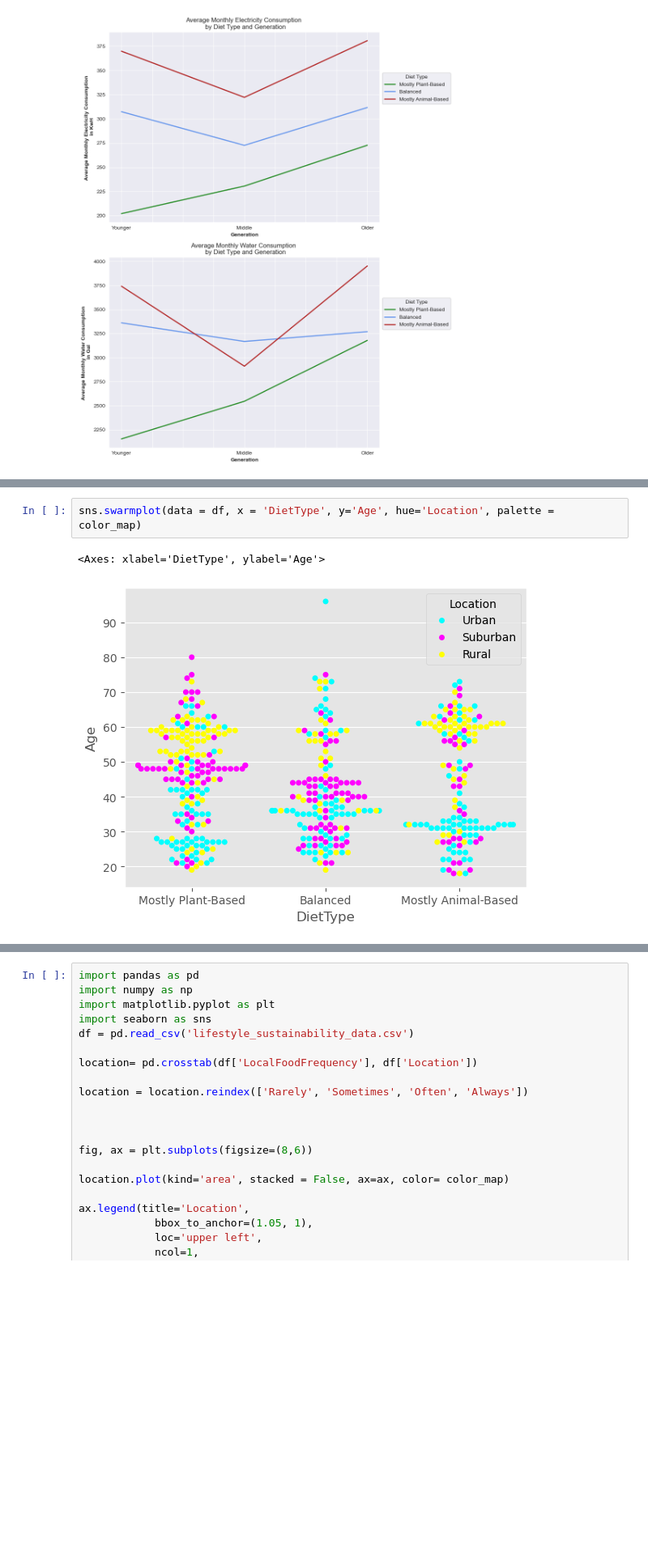
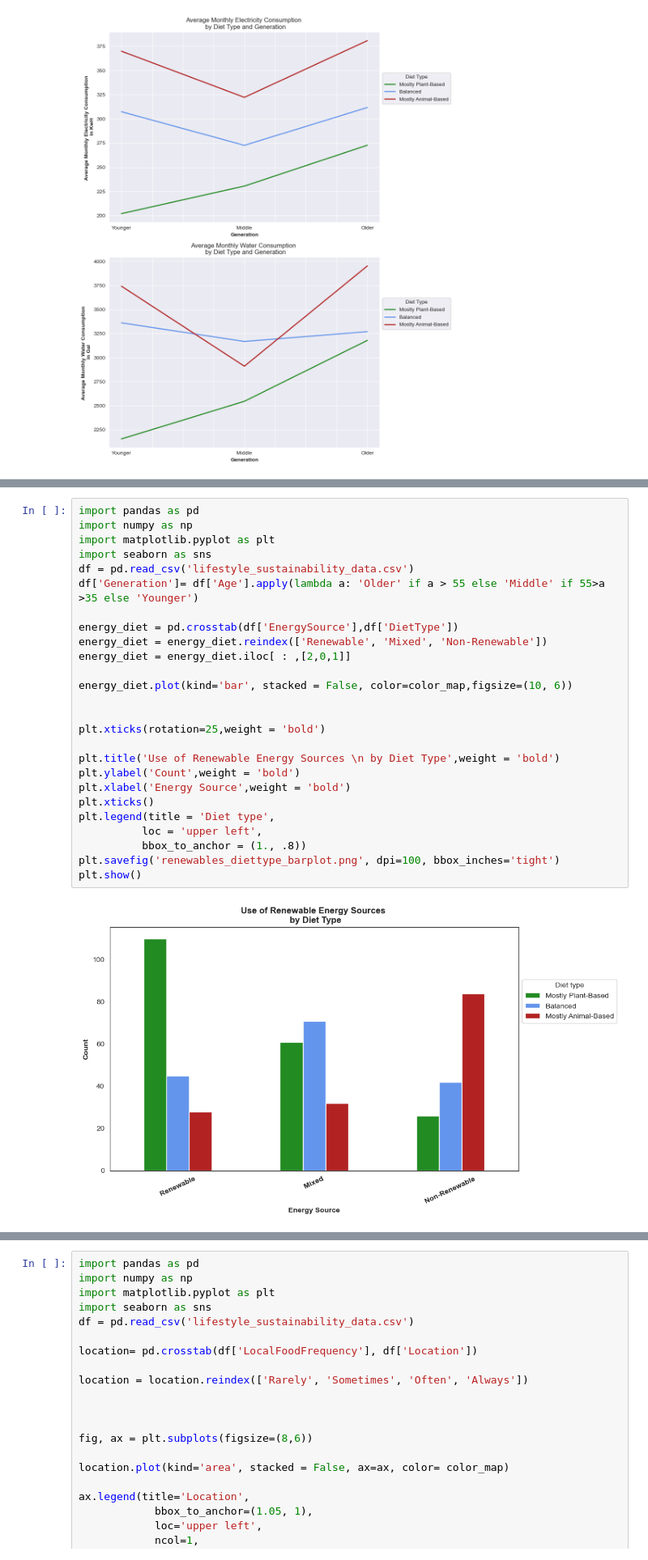
Before and after one commit to benmanzano/Data-Analysis-with-Python, a Jupyter notebook: PythonProject.ipynb, the cells around one changed output, grey strips where cells are left out. Shown at 81% size. Drawn from its saved outputs; the diff is of its cells as text; blank space fills up the shorter version.

Commit message:
Add plots for renewable energy use Generation/Diet Type. Bar and relplot

```diff
--- a/PythonProject.ipynb
+++ b/PythonProject.ipynb
@@ -321,7 +343,30 @@ sns.relplot(
 # %% [output]
 [figure]
-# %%
-sns.swarmplot(data = df, x = 'DietType', y='Age', hue='Location', palette = color_map)
-# %% [output]
-<Axes: xlabel='DietType', ylabel='Age'>
-[figure, removed]
+# %%
+import pandas as pd
+import numpy as np
+import matplotlib.pyplot as plt
+import seaborn as sns
+df = pd.read_csv('lifestyle_sustainability_data.csv')
+df['Generation']= df['Age'].apply(lambda a: 'Older' if a > 55 else 'Middle' if 55>a >35 else 'Younger')
+
+energy_diet = pd.crosstab(df['EnergySource'],df['DietType'])
+energy_diet = energy_diet.reindex(['Renewable', 'Mixed', 'Non-Renewable'])
+energy_diet = energy_diet.iloc[ : ,[2,0,1]]
+
+energy_diet.plot(kind='bar', stacked = False, color=color_map,figsize=(10, 6))
+
+
+plt.xticks(rotation=25,weight = 'bold')
+
+plt.title('Use of Renewable Energy Sources \n by Diet Type',weight = 'bold')
+plt.ylabel('Count',weight = 'bold')
+plt.xlabel('Energy Source',weight = 'bold')
+plt.xticks()
+plt.legend(title = 'Diet type',
+          loc = 'upper left',
+          bbox_to_anchor = (1., .8))
+plt.savefig('renewables_diettype_barplot.png', dpi=100, bbox_inches='tight')
+plt.show()
+# %% [output]
+[figure, added]
```
Also changed, not shown: parts of 4 cells of this notebook.
